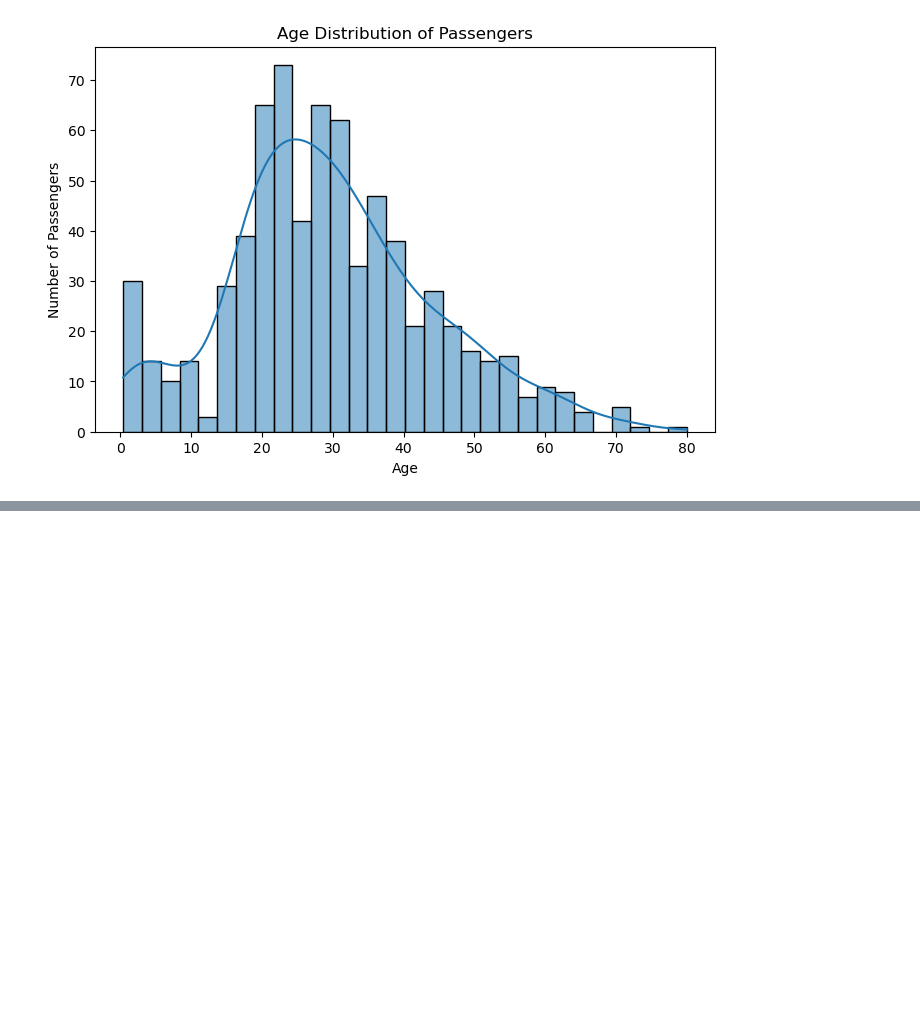
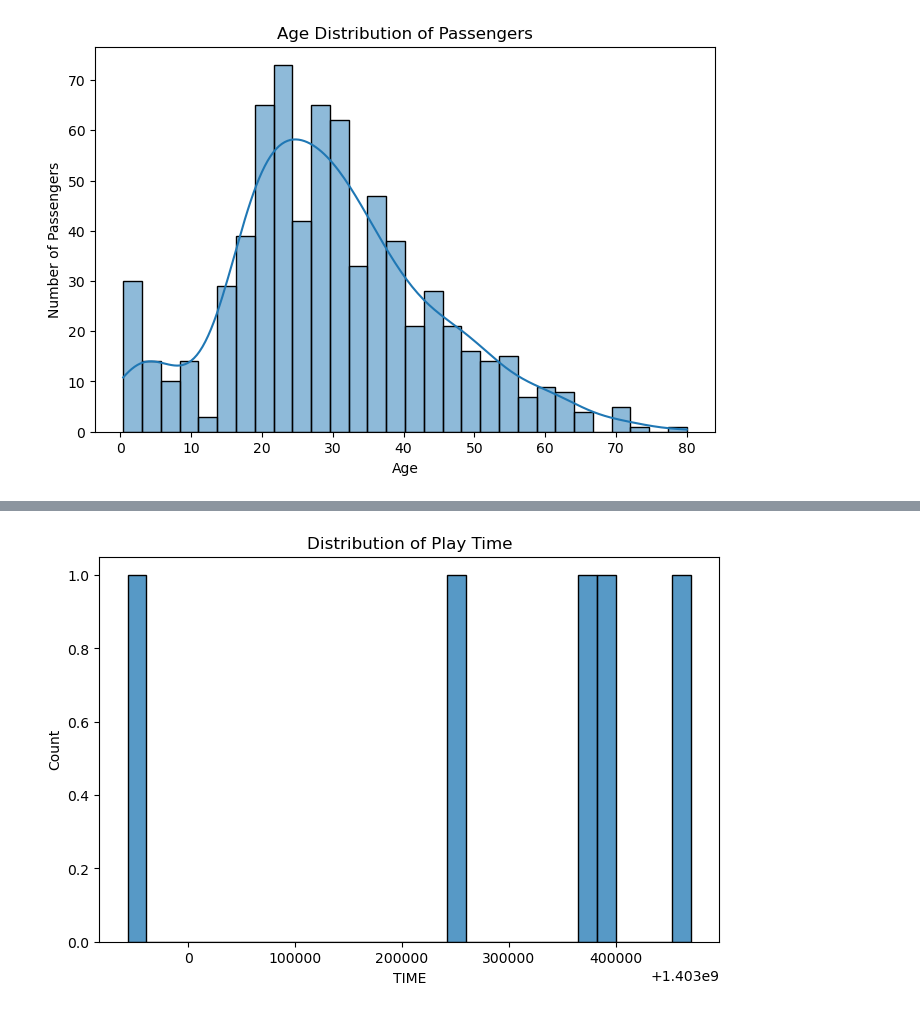
Before and after one commit to brianorina/class202505, a Jupyter notebook: exercise_2/ex2_hemanth.ipynb, the cells around one changed output, grey strips where cells are left out. Cells and saved outputs as stored; diff of their text form; code cells hidden in the pictures; blank space fills up the shorter version.

```diff
--- a/exercise_2/ex2_hemanth.ipynb
+++ b/exercise_2/ex2_hemanth.ipynb
@@ -419,0 +463,9 @@ plt.show()
+# %%
+plt.figure(figsize=(8, 5))
+sns.histplot(rock_plays_df['TIME'], bins=30)
+plt.title('Distribution of Play Time')
+plt.xlabel('TIME')
+plt.ylabel('Count')
+plt.show()
+# %% [output]
+[figure, added]
```
Also changed, not shown: parts of 15 cells of this notebook.
